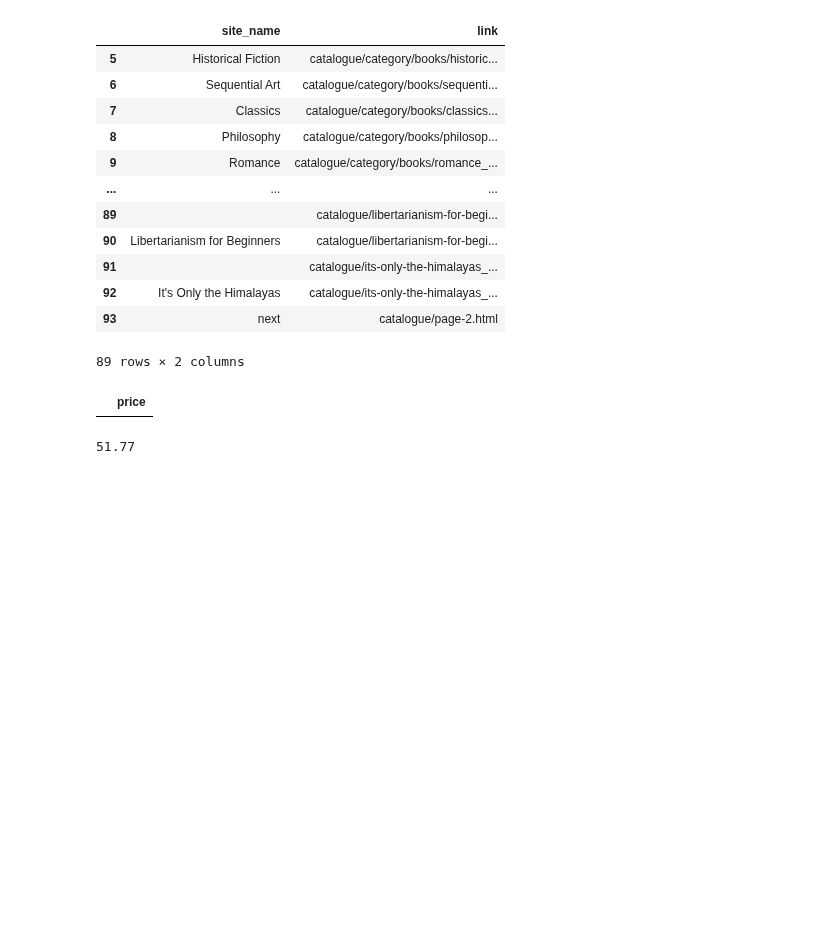
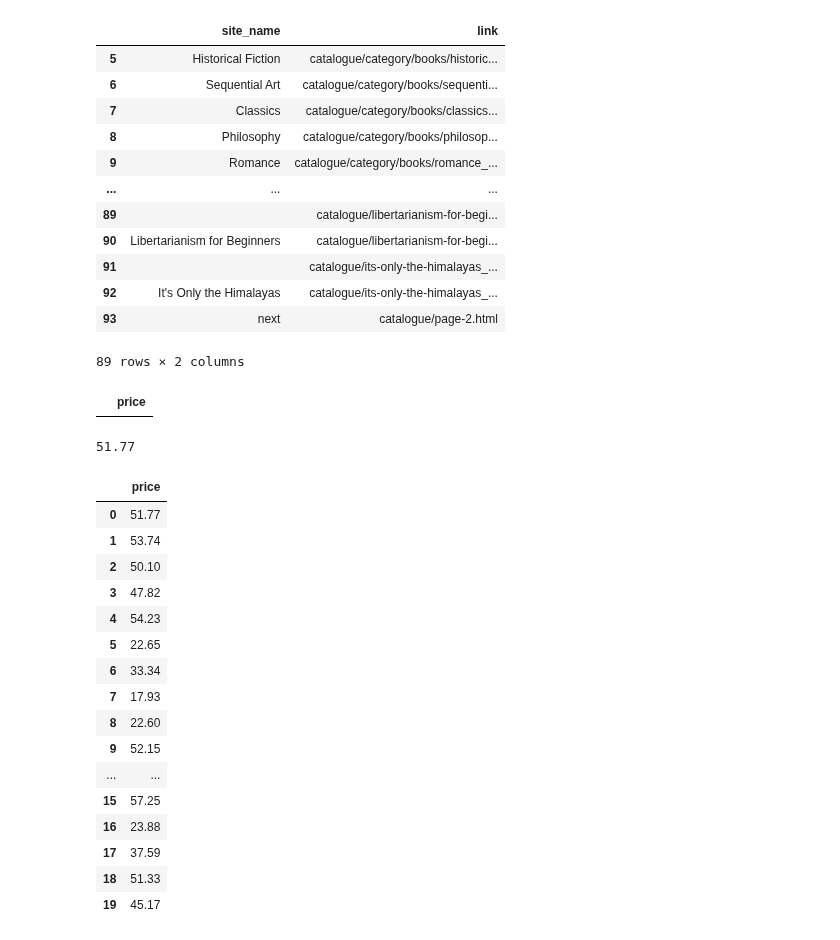
Before and after one commit to ehernandez0904/Data-101-Fall-2025, a Jupyter notebook: Day12/Day12-HW.ipynb, the cells around one changed output. Saved outputs shown, nothing was run; the diff lists cells and outputs as text; code cells hidden in the pictures; blank space fills up the shorter version.

```diff
--- a/Day12/Day12-HW.ipynb
+++ b/Day12/Day12-HW.ipynb
@@ -412,7 +412,25 @@ float(result [0].text.replace('Â','').replace ('£',''))
 # %% [output]
 51.77
 # %%
-DF=pd.DataFrama()
-DF['site_name'] = result
-DF['site_name'] = DF['site_name'].apply(lambda x: x.text.lstrip().rstrip())
+DF=pd.DataFrame()
+DF['price'] = result
+DF['price'] = DF['price'].apply(lambda x: float(x.text.replace('Â','').replace ('£','')))
 DF
+# %% [output]
+|  | price |
+| 0 | 51.77 |
+| 1 | 53.74 |
+| 2 | 50.10 |
+| 3 | 47.82 |
+| 4 | 54.23 |
+| 5 | 22.65 |
+| 6 | 33.34 |
+| 7 | 17.93 |
+| 8 | 22.60 |
+| 9 | 52.15 |
+| ... | ... |
+| 15 | 57.25 |
+| 16 | 23.88 |
+| 17 | 37.59 |
+| 18 | 51.33 |
+| 19 | 45.17 |
```
